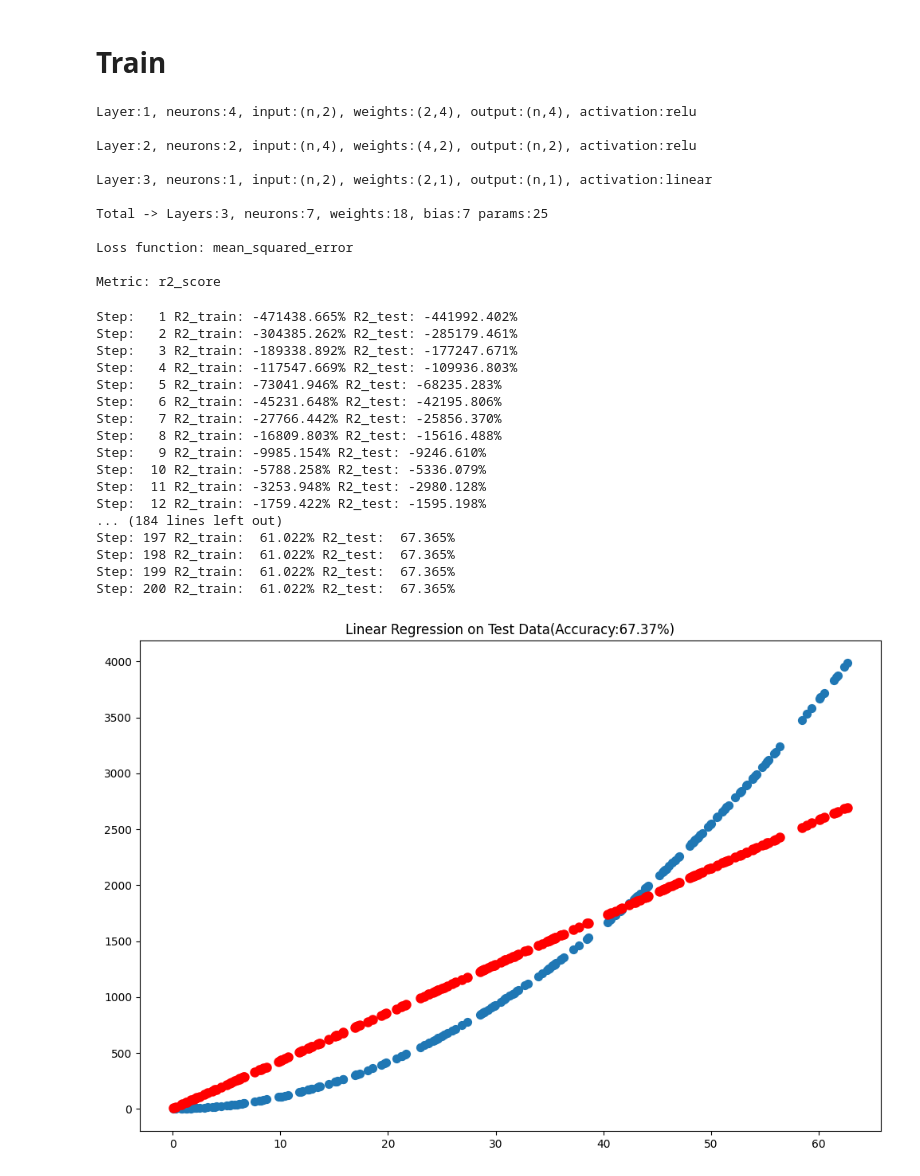
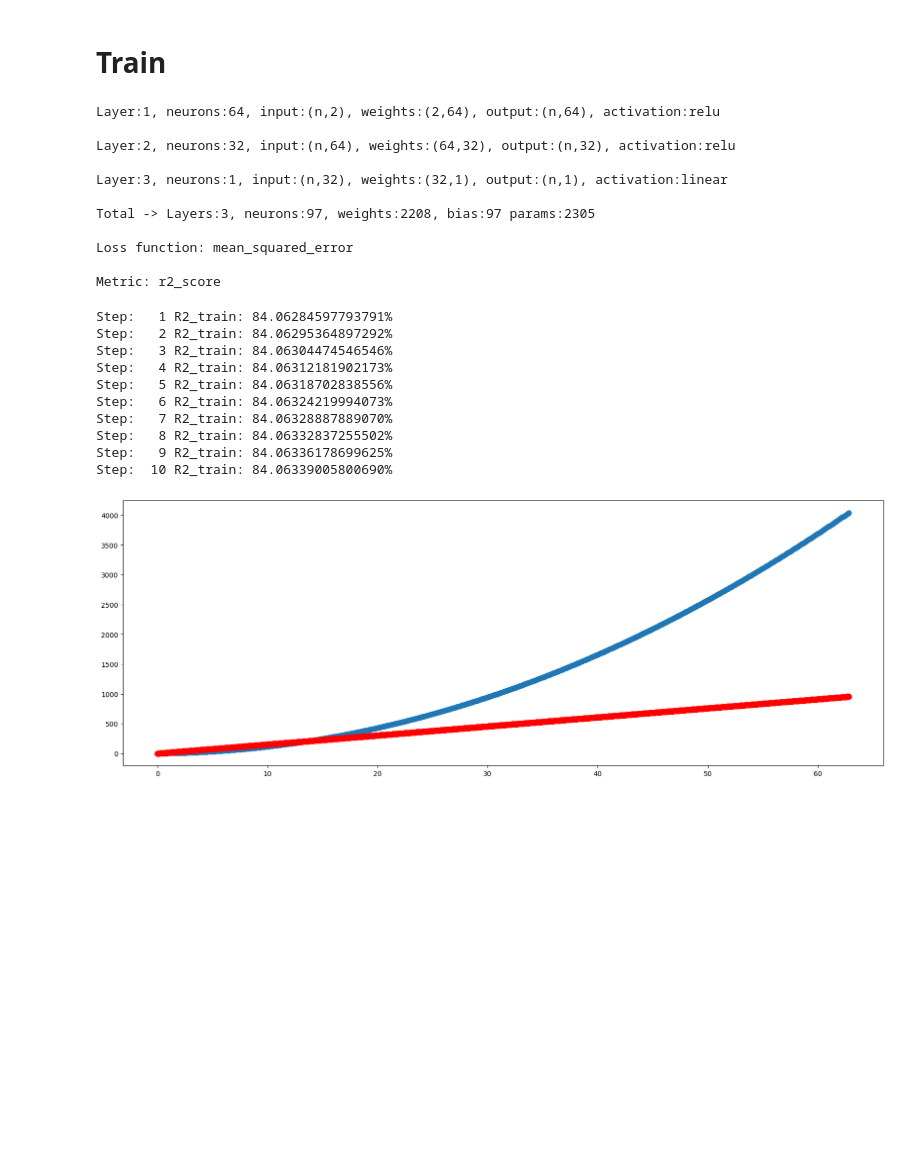
Before and after one commit to Mitchell-Mirano/Allison, a Jupyter notebook: examples/nn/regression.ipynb, the cells around one changed output. Saved outputs shown, nothing was run; the diff lists cells and outputs as text; code cells hidden in the pictures; blank space fills up the shorter version.

Commit message:
first graph network wih autograd for regression

```diff
--- a/examples/nn/regression.ipynb
+++ b/examples/nn/regression.ipynb
@@ -17,7 +17,7 @@ points = 1000
 x1 = np.linspace(0,20*np.pi,points)
 x2 = np.linspace(0,20*np.pi,points)
 
-y =  x1**2 + x2
+y =  x1**2 + 1.5*x2
 
 plt.figure(figsize=(20, 7))
 plt.scatter(x2, y)
@@ -62,71 +43,61 @@ print(X_test.shape,Y_test.shape)
 # Train
 # %%
 model = NeuralNetwork(mean_squared_error,r2_score)
-model.add_layer(LayerDense(2,4,relu))
-model.add_layer(LayerDense(4,2,relu))
-model.add_layer(LayerDense(2,1,linear))
+model.add_layer(LayerDense(2,64,relu))
+model.add_layer(LayerDense(64,32,relu))
+model.add_layer(LayerDense(32,1,linear))
 model.summary()
 # %% [output]
-Layer:1, neurons:4, input:(n,2), weights:(2,4), output:(n,4), activation:relu
+Layer:1, neurons:64, input:(n,2), weights:(2,64), output:(n,64), activation:relu
 
-Layer:2, neurons:2, input:(n,4), weights:(4,2), output:(n,2), activation:relu
+Layer:2, neurons:32, input:(n,64), weights:(64,32), output:(n,32), activation:relu
 
-Layer:3, neurons:1, input:(n,2), weights:(2,1), output:(n,1), activation:linear
+Layer:3, neurons:1, input:(n,32), weights:(32,1), output:(n,1), activation:linear
 
-Total -> Layers:3, neurons:7, weights:18, bias:7 params:25
+Total -> Layers:3, neurons:97, weights:2208, bias:97 params:2305
 
 Loss function: mean_squared_error
 
 Metric: r2_score
 # %%
 # optimizer = SGD(learning_rate=0.000000000001)
-optimizer = SGDMomentum(learning_rate=0.000000000005,momentum=0.9)
+optimizer = SGDMomentum(learning_rate=1e-13,momentum=0.9)
 # %%
-steps = 200
-iters = 10
+steps = 10
+iters = 100
 
 r2_train = 0
 r2_test = 0
 
 for step in range(1,steps+1):
 
-    if r2_train > 95.0 and r2_test > 95.0:
-        break
+    r2_train = model.evaluate(X_norm,y_norm)
+    # r2_test = model.evaluate(X_test,Y_test)
+    print(f"Step: {step:3d} R2_train: {100*r2_train:.14f}%")
 
-    for _ in range(iters):
-        output = model.forward(X_train)
-        model.backward(output,Y_train,X_train)
+    # if r2_train > 0.85 :
+    #     break
+
+    for i in range(iters):
+        output = model.forward(X_norm)
+        model.backward(output,y_norm,X_norm)
         optimizer.update(model)
-
-    r2_train = model.evaluate(X_train,Y_train)
-    r2_test = model.evaluate(X_test,Y_test)
-
-
-    print(f"Step: {step:3d} R2_train: {r2_train:7.3f}% R2_test: {r2_test:7.3f}%")
 # %% [output]
-Step:   1 R2_train: -471438.665% R2_test: -441992.402%
-Step:   2 R2_train: -304385.262% R2_test: -285179.461%
-Step:   3 R2_train: -189338.892% R2_test: -177247.671%
-Step:   4 R2_train: -117547.669% R2_test: -109936.803%
-Step:   5 R2_train: -73041.946% R2_test: -68235.283%
-Step:   6 R2_train: -45231.648% R2_test: -42195.806%
-Step:   7 R2_train: -27766.442% R2_test: -25856.370%
-Step:   8 R2_train: -16809.803% R2_test: -15616.488%
-Step:   9 R2_train: -9985.154% R2_test: -9246.610%
-Step:  10 R2_train: -5788.258% R2_test: -5336.079%
-Step:  11 R2_train: -3253.948% R2_test: -2980.128%
-Step:  12 R2_train: -1759.422% R2_test: -1595.198%
-... (184 lines left out)
-Step: 197 R2_train:  61.022% R2_test:  67.365%
-Step: 198 R2_train:  61.022% R2_test:  67.365%
-Step: 199 R2_train:  61.022% R2_test:  67.365%
-Step: 200 R2_train:  61.022% R2_test:  67.365%
+Step:   1 R2_train: 84.06284597793791%
+Step:   2 R2_train: 84.06295364897292%
+Step:   3 R2_train: 84.06304474546546%
+Step:   4 R2_train: 84.06312181902173%
+Step:   5 R2_train: 84.06318702838556%
+Step:   6 R2_train: 84.06324219994073%
+Step:   7 R2_train: 84.06328887889070%
+Step:   8 R2_train: 84.06332837255502%
+Step:   9 R2_train: 84.06336178699625%
+Step:  10 R2_train: 84.06339005800690%
 # %%
-plt.figure(figsize=(12,8))
+plt.figure(figsize=(20, 7))
 
-plt.scatter(X_test[:,0],Y_test,s=50)
-plt.scatter(X_test[:,0],model.predict(X_test), lw=3, c='red')
-plt.title(f'Linear Regression on Test Data(Accuracy:{model.evaluate(X_test, Y_test):.2f}%)')
+plt.scatter(X_norm[:,0],y_norm,s=50)
+plt.scatter(X_norm[:,0],model.predict(X_norm), lw=3, c='red')
 plt.show()
 # %% [output]
-[figure, old version]
+[figure, new version]
```
Also changed, not shown: parts of 4 cells of this notebook, 6 other files.
